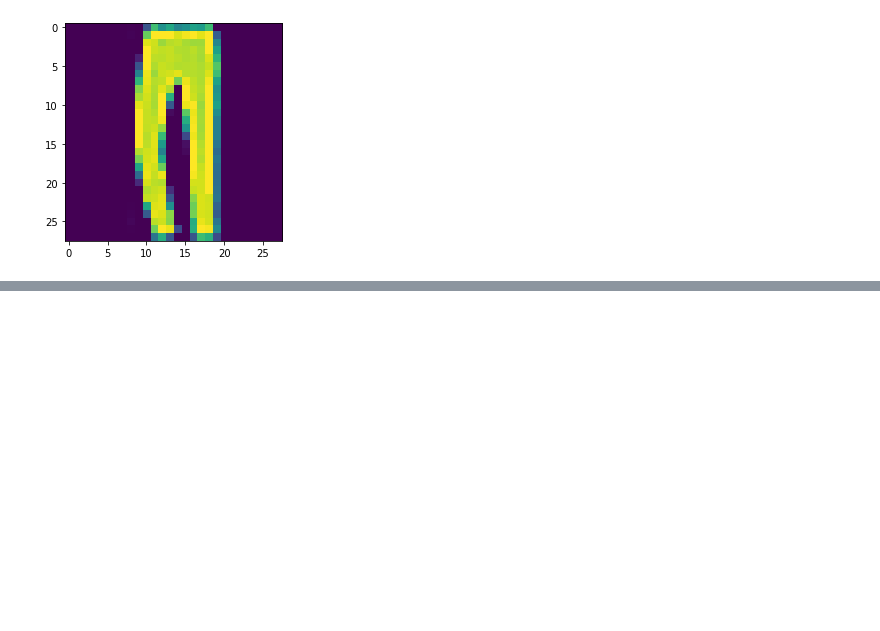
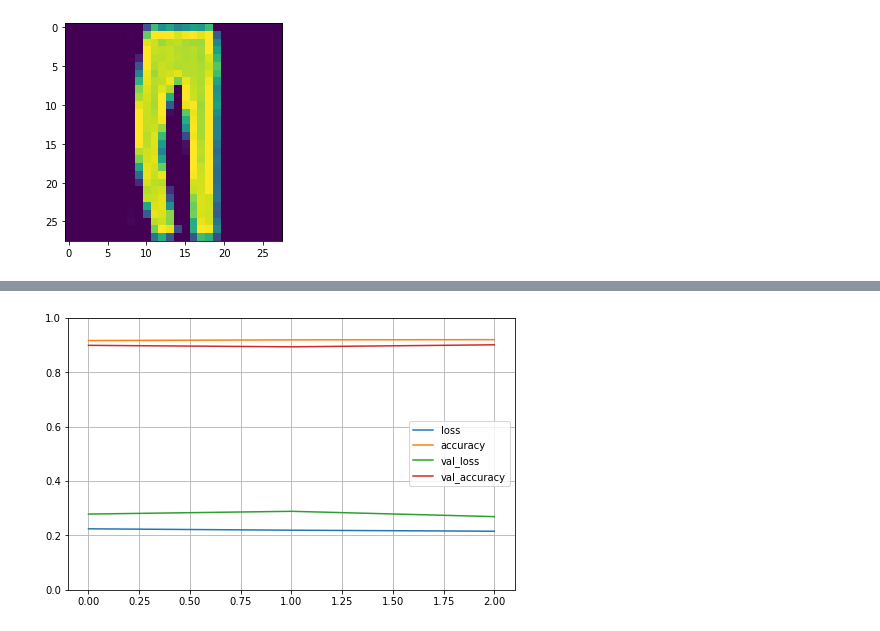
Before and after one commit to AguAcerbo/Carrera-de-Especializacion-en-IA, a Jupyter notebook: B3-Computer_Vision_2/Clase_2/02-Clase2-Con_pool_vs_sin_pool.ipynb, the cells around one changed output, grey strips where cells are left out. Cells and saved outputs as stored; diff of their text form; code cells hidden in the pictures; blank space fills up the shorter version.

```diff
--- a/B3-Computer_Vision_2/Clase_2/02-Clase2-Con_pool_vs_sin_pool.ipynb
+++ b/B3-Computer_Vision_2/Clase_2/02-Clase2-Con_pool_vs_sin_pool.ipynb
@@ -202,0 +293,3 @@ ev = model_b.evaluate(X_test_n, y_test)
+# %%
+model_history_d = model_a.fit(X_train, y_train, epochs=3,batch_size= 64,
+                    validation_data=(X_valid, y_valid))
@@ -202,0 +310,7 @@ ev = model_b.evaluate(X_test_n, y_test)
+# %%
+pd.DataFrame(model_history_d.history).plot(figsize=(8, 5))
+plt.grid(True)
+plt.gca().set_ylim(0, 1)
+plt.show()
+# %% [output]
+[figure, added]
```
Also changed, not shown: parts of 17 cells of this notebook, 2 other files.
